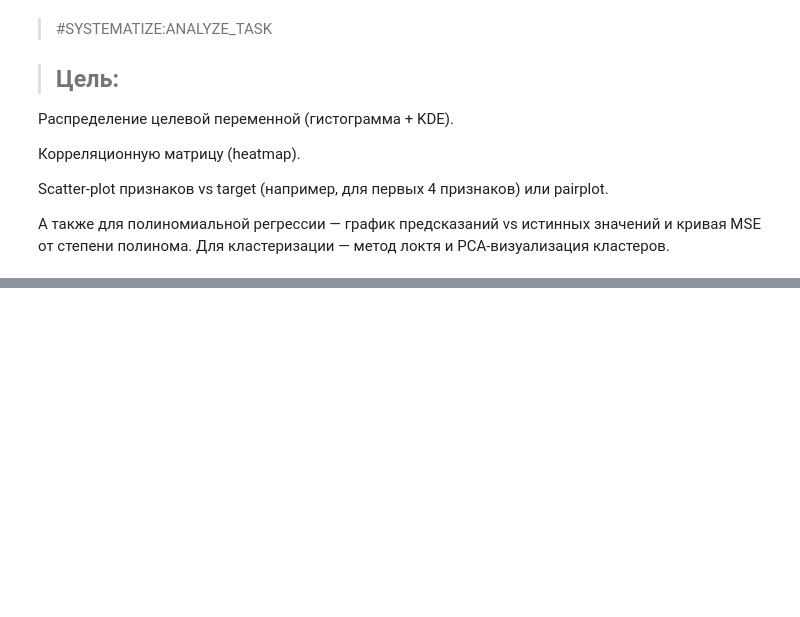
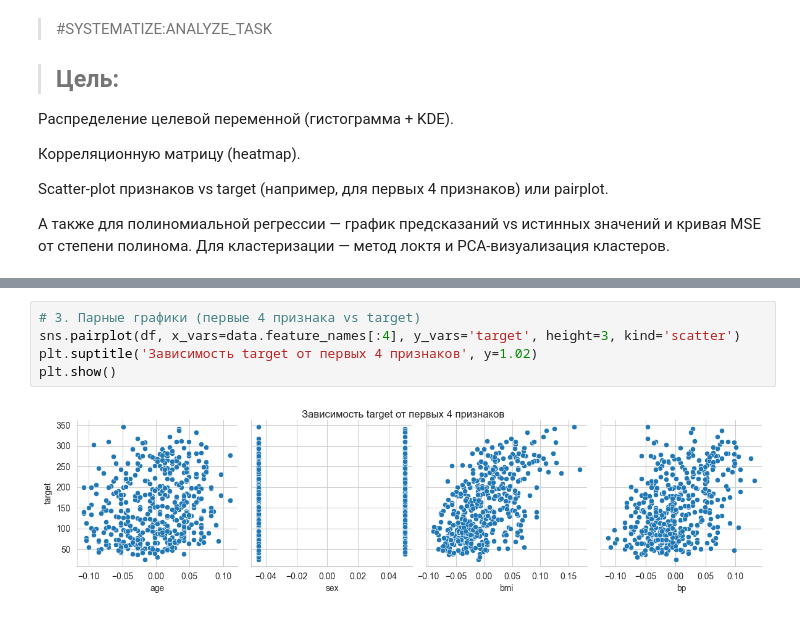
Before and after one commit to manifoldmind/Polynomial-KMeans--Diabetes-Analysis, a Jupyter notebook: lab4_diabetes_analysis.ipynb, the cells around one changed output, grey strips where cells are left out. Cells and saved outputs as stored; diff of their text form; blank space fills up the shorter version.

```diff
--- a/lab4_diabetes_analysis.ipynb
+++ b/lab4_diabetes_analysis.ipynb
@@ -85,0 +107,7 @@ Scatter-plot признаков vs target (например, для первых
+# %%
+# 3. Парные графики (первые 4 признака vs target)
+sns.pairplot(df, x_vars=data.feature_names[:4], y_vars='target', height=3, kind='scatter')
+plt.suptitle('Зависимость target от первых 4 признаков', y=1.02)
+plt.show()
+# %% [output]
+[figure, added]
```
Also changed, not shown: parts of 5 cells of this notebook, 4 other files.
